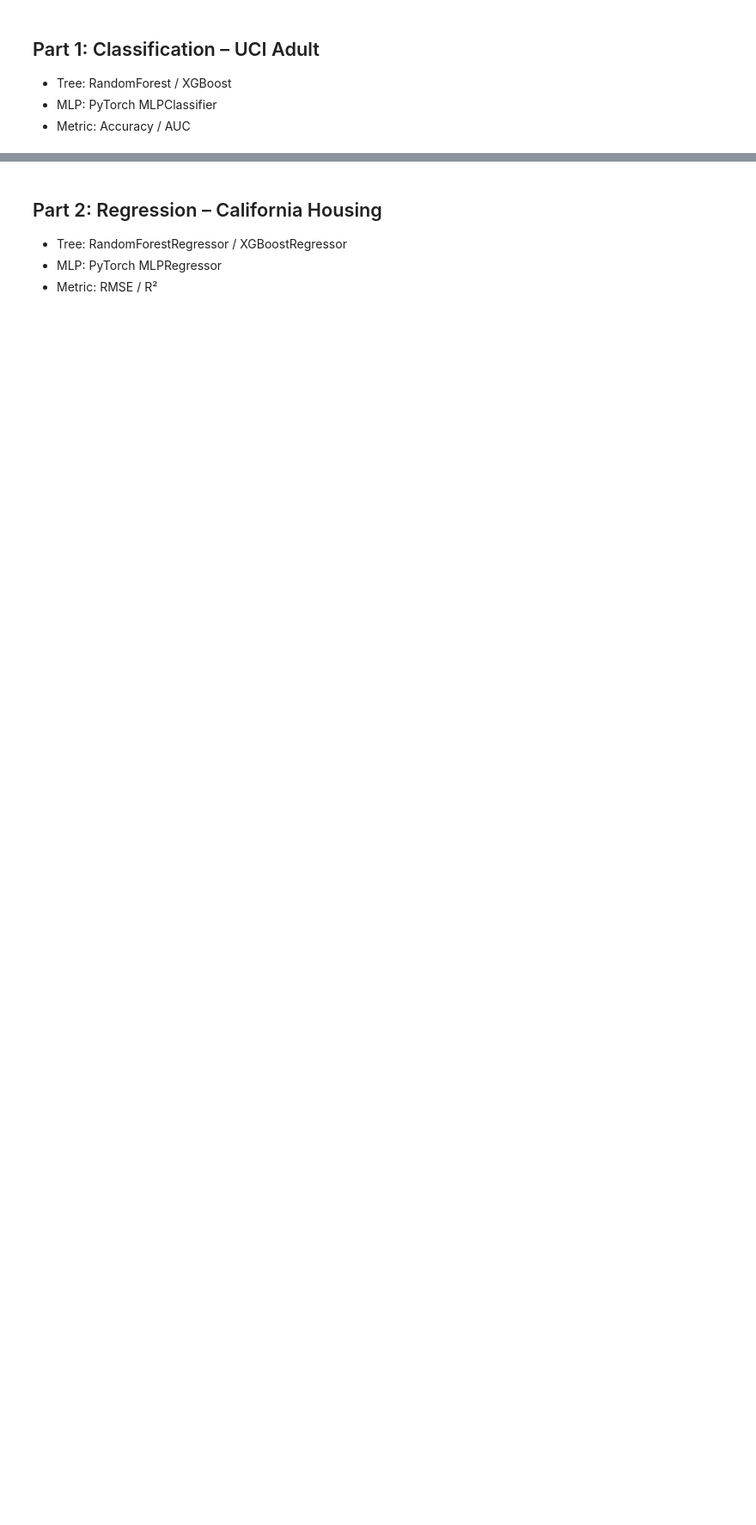
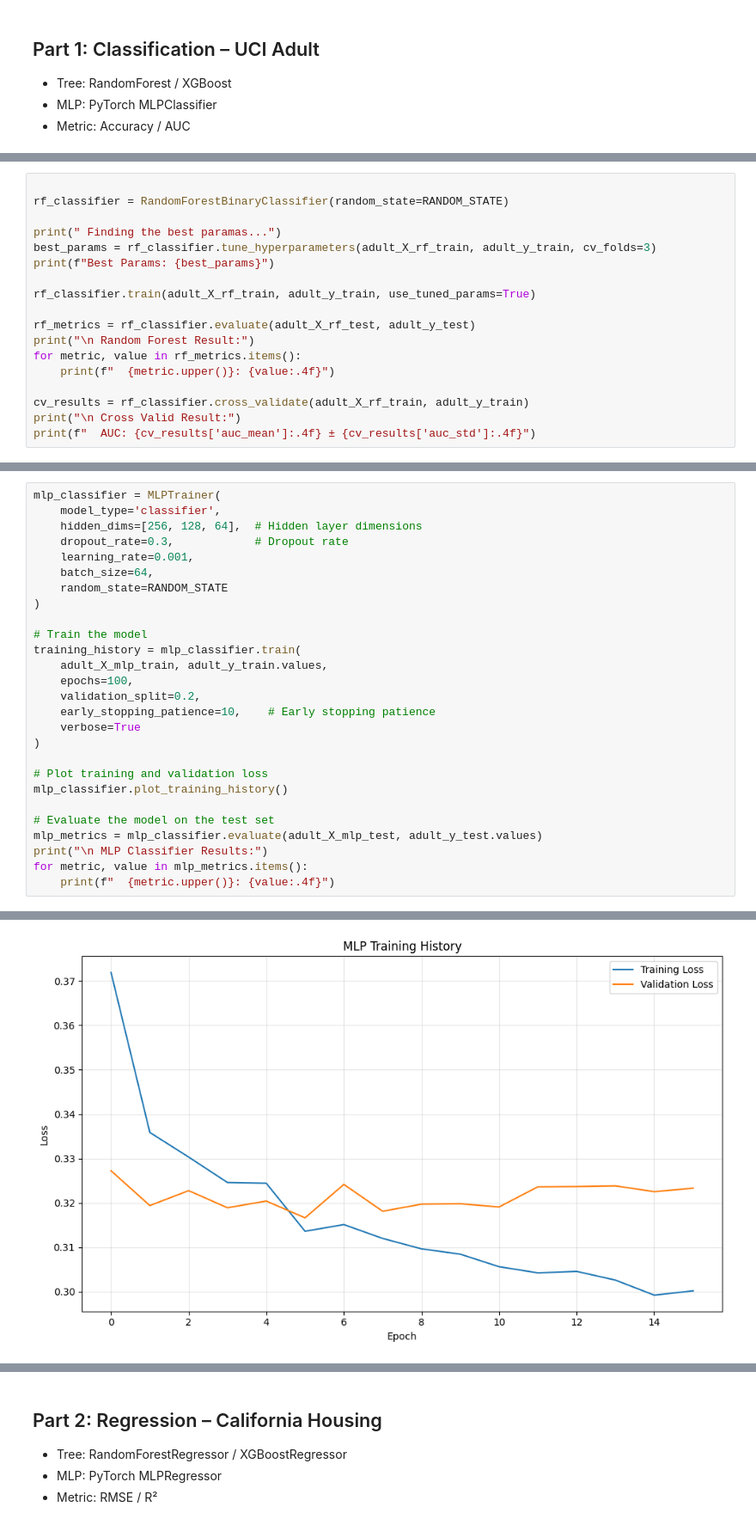
Before and after one commit to XiShaoDong/CS6140-ML-Final-Project, a Jupyter notebook: Final-Project.ipynb, the cells around one changed output, grey strips where cells are left out. Shown at 86% size. Cells and saved outputs as stored; diff of their text form; blank space fills up the shorter version.

Commit message:
updated randomForest regressor and classier and added MLPS model

```diff
--- a/Final-Project.ipynb
+++ b/Final-Project.ipynb
@@ -258,0 +100,18 @@ KeyboardInterrupt:
+# %%
+
+rf_classifier = RandomForestBinaryClassifier(random_state=RANDOM_STATE)
+
+print(" Finding the best paramas...")
+best_params = rf_classifier.tune_hyperparameters(adult_X_rf_train, adult_y_train, cv_folds=3)
+print(f"Best Params: {best_params}")
+
+rf_classifier.train(adult_X_rf_train, adult_y_train, use_tuned_params=True)
+
+rf_metrics = rf_classifier.evaluate(adult_X_rf_test, adult_y_test)
+print("\n Random Forest Result:")
+for metric, value in rf_metrics.items():
+    print(f"  {metric.upper()}: {value:.4f}")
+
+cv_results = rf_classifier.cross_validate(adult_X_rf_train, adult_y_train)
+print("\n Cross Valid Result:")
+print(f"  AUC: {cv_results['auc_mean']:.4f} ± {cv_results['auc_std']:.4f}")
@@ -258,0 +132,28 @@ KeyboardInterrupt:
+# %%
+mlp_classifier = MLPTrainer(
+    model_type='classifier',
+    hidden_dims=[256, 128, 64],  # Hidden layer dimensions
+    dropout_rate=0.3,            # Dropout rate
+    learning_rate=0.001,
+    batch_size=64,
+    random_state=RANDOM_STATE
+)
+
+# Train the model
+training_history = mlp_classifier.train(
+    adult_X_mlp_train, adult_y_train.values,
+    epochs=100,
+    validation_split=0.2,
+    early_stopping_patience=10,    # Early stopping patience
+    verbose=True
+)
+
+# Plot training and validation loss
+mlp_classifier.plot_training_history()
+
+# Evaluate the model on the test set
+mlp_metrics = mlp_classifier.evaluate(adult_X_mlp_test, adult_y_test.values)
+print("\n MLP Classifier Results:")
+for metric, value in mlp_metrics.items():
+    print(f"  {metric.upper()}: {value:.4f}")
+# %% [output]
@@ -258,0 +162 @@ KeyboardInterrupt:
+[figure, added]
```
Also changed, not shown: parts of 24 cells of this notebook, 5 other files.
